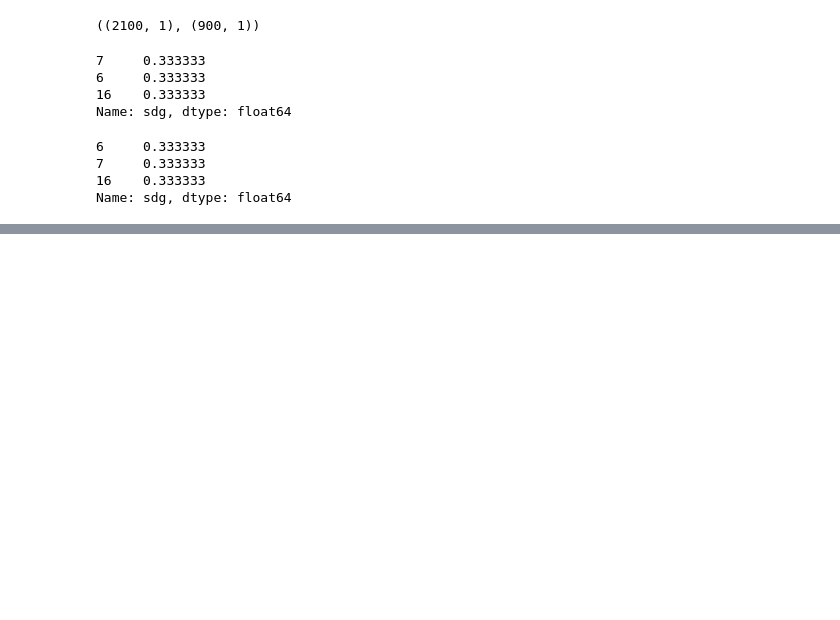
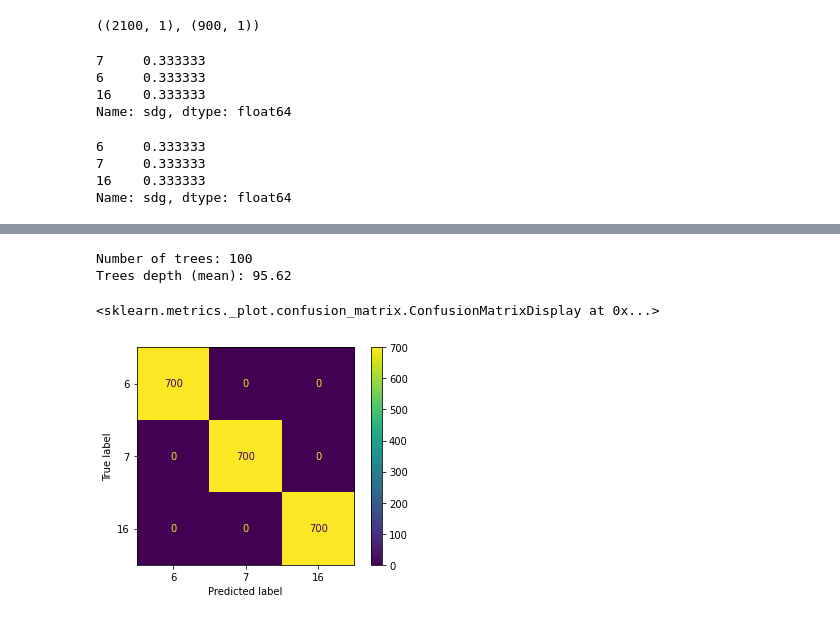
Before and after one commit to Buisness-Inteligence-Para-FashionPlace/Proyecto1, a Jupyter notebook: proyecto1.ipynb, the cells around one changed output, grey strips where cells are left out. Cells and saved outputs as stored; diff of their text form; code cells hidden in the pictures; blank space fills up the shorter version.

```diff
--- a/proyecto1.ipynb
+++ b/proyecto1.ipynb
@@ -193,0 +224,15 @@ Name: sdg, dtype: float64
+# %%
+bow_estimators = bow_model.estimators_
+print("Number of trees:", len(bow_estimators))
+print("Trees depth (mean):", np.mean([tree.get_depth() for tree in bow_estimators]))
+# %% [output]
+Number of trees: 100
+Trees depth (mean): 95.62
+# %%
+y_train_bow_predict = bow_model.predict(X_bow)
+y_test_bow_predict = bow_model.predict(bow.transform(X_test["Textos_espanol"]))
+# %%
+ConfusionMatrixDisplay.from_predictions(y_train, y_train_bow_predict)
+# %% [output]
+<sklearn.metrics._plot.confusion_matrix.ConfusionMatrixDisplay at 0x...>
+[figure, added]
```
Also changed, not shown: parts of 23 cells of this notebook.
